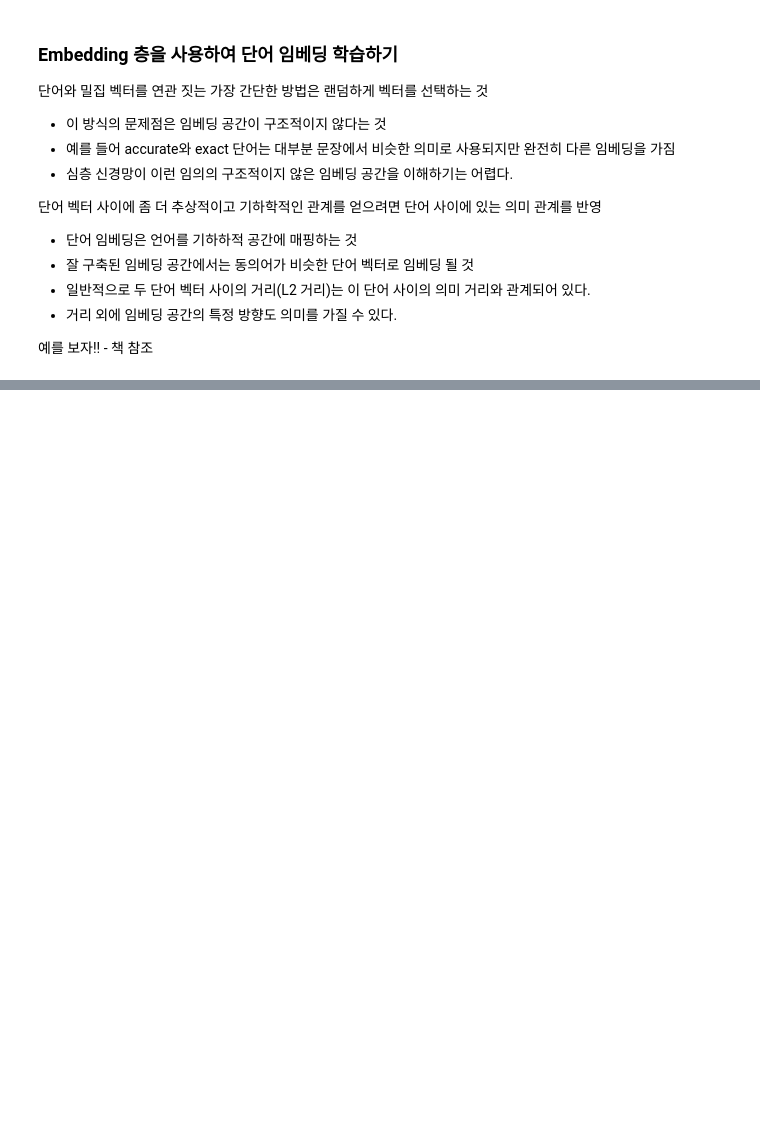
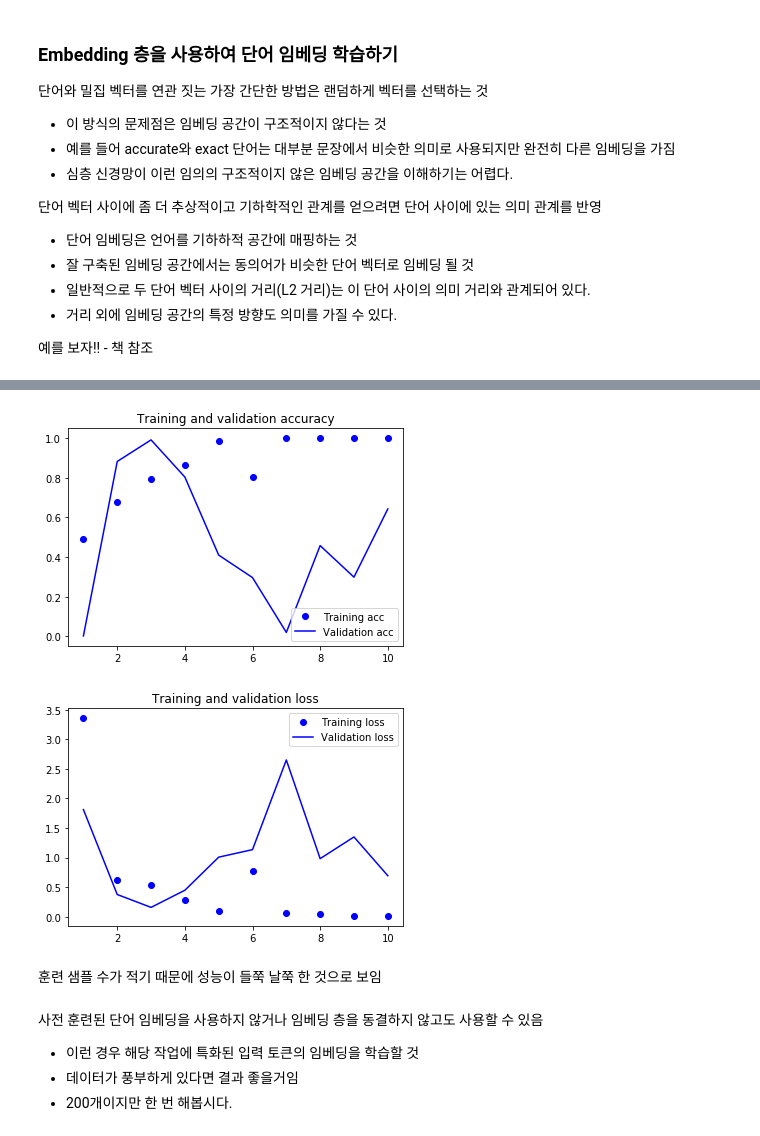
Before and after one commit to timetobye/Machine_learning_study, a Jupyter notebook: study_keras/Deep_learning_with_python/Chapter_06/Chapter_06.ipynb, the cells around one changed output, grey strips where cells are left out. Drawn from its saved outputs; the diff is of its cells as text; code cells hidden in the pictures; blank space fills up the shorter version.

```diff
--- a/study_keras/Deep_learning_with_python/Chapter_06/Chapter_06.ipynb
+++ b/study_keras/Deep_learning_with_python/Chapter_06/Chapter_06.ipynb
@@ -334,0 +530,5 @@ embedding_layer = Embedding(1000, 64)
+# %%
+x_train = data[:training_samples]
+y_train = labels[:training_samples]
+x_val = data[training_samples: training_samples + validation_samples]
+y_val = lables[training_samples: training_samples + validation_samples]
@@ -334,0 +601,7 @@ embedding_layer = Embedding(1000, 64)
+# %%
+model = Sequential()
+model.add(Embedding(max_words, embedding_dim, input_length=maxlen))
+model.add(Flatten())
+model.add(Dense(32, activation='relu'))
+model.add(Dense(1, activation='sigmoid'))
+model.summary()
@@ -334,0 +631,3 @@ embedding_layer = Embedding(1000, 64)
+# %%
+model.layers[0].set_weights([embedding_matrix])
+model.layers[0].trainable = False
@@ -334,0 +638,9 @@ embedding_layer = Embedding(1000, 64)
+# %%
+model.compile(optimizer='rmsprop',
+              loss='binary_crossentropy',
+              metrics=['acc'])
+history = model.fit(x_train, y_train,
+                    epochs=10,
+                    batch_size=32,
+                    validation_data=(x_val, y_val))
+model.save_weights('pre_trained_glove_model.h5')
@@ -334,0 +667,31 @@ embedding_layer = Embedding(1000, 64)
+# %%
+acc = history.history['acc']
+val_acc = history.history['val_acc']
+loss = history.history['loss']
+val_loss = history.history['val_loss']
+
+epochs = range(1, len(acc) + 1)
+
+plt.plot(epochs, acc, 'bo', label='Training acc')
+plt.plot(epochs, val_acc, 'b', label='Validation acc')
+plt.title('Training and validation accuracy')
+plt.legend()
+
+plt.figure()
+
+plt.plot(epochs, loss, 'bo', label='Training loss')
+plt.plot(epochs, val_loss, 'b', label='Validation loss')
+plt.title('Training and validation loss')
+plt.legend()
+
+plt.show()
+# %% [output]
+[figure, added]
+[figure, added]
+# %% [markdown]
+훈련 샘플 수가 적기 때문에 성능이 들쭉 날쭉 한 것으로 보임
+# %% [markdown]
+사전 훈련된 단어 임베딩을 사용하지 않거나 임베딩 층을 동결하지 않고도 사용할 수 있음
+- 이런 경우 해당 작업에 특화된 입력 토큰의 임베딩을 학습할 것
+- 데이터가 풍부하게 있다면 결과 좋을거임
+- 200개이지만 한 번 해봅시다.
```
Also changed, not shown: parts of 49 cells of this notebook, 2 other files.
